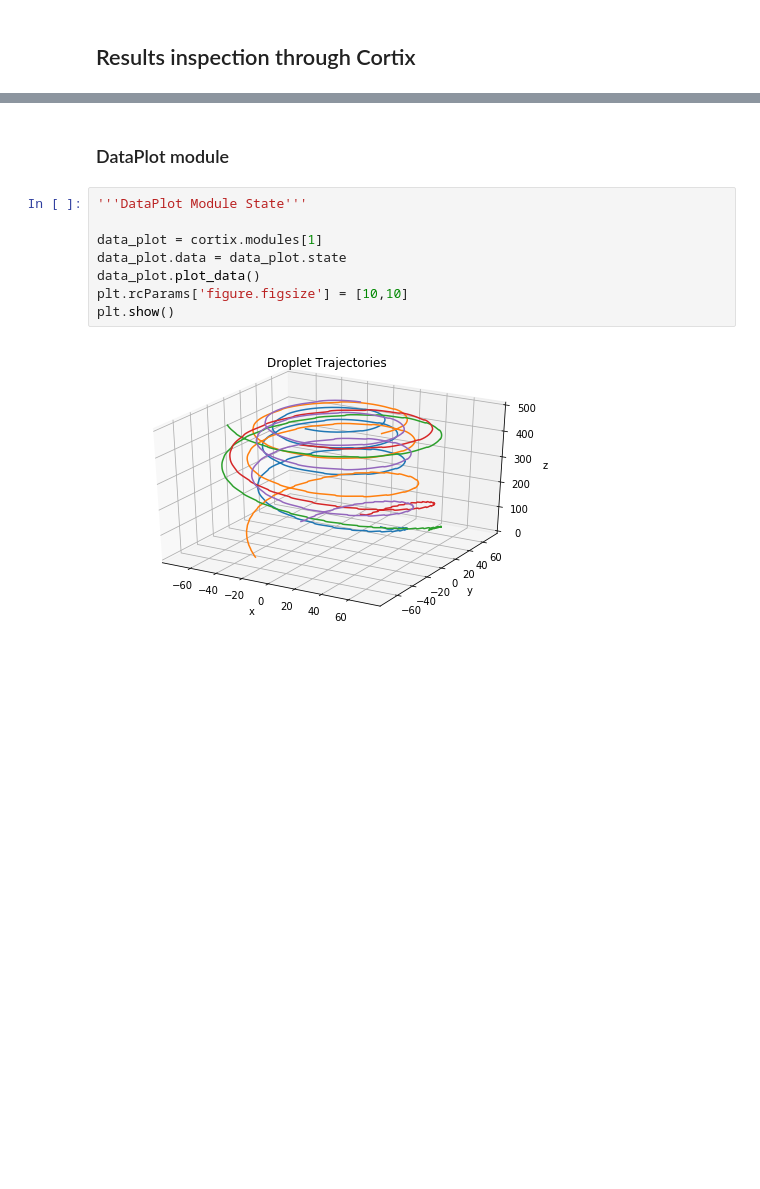
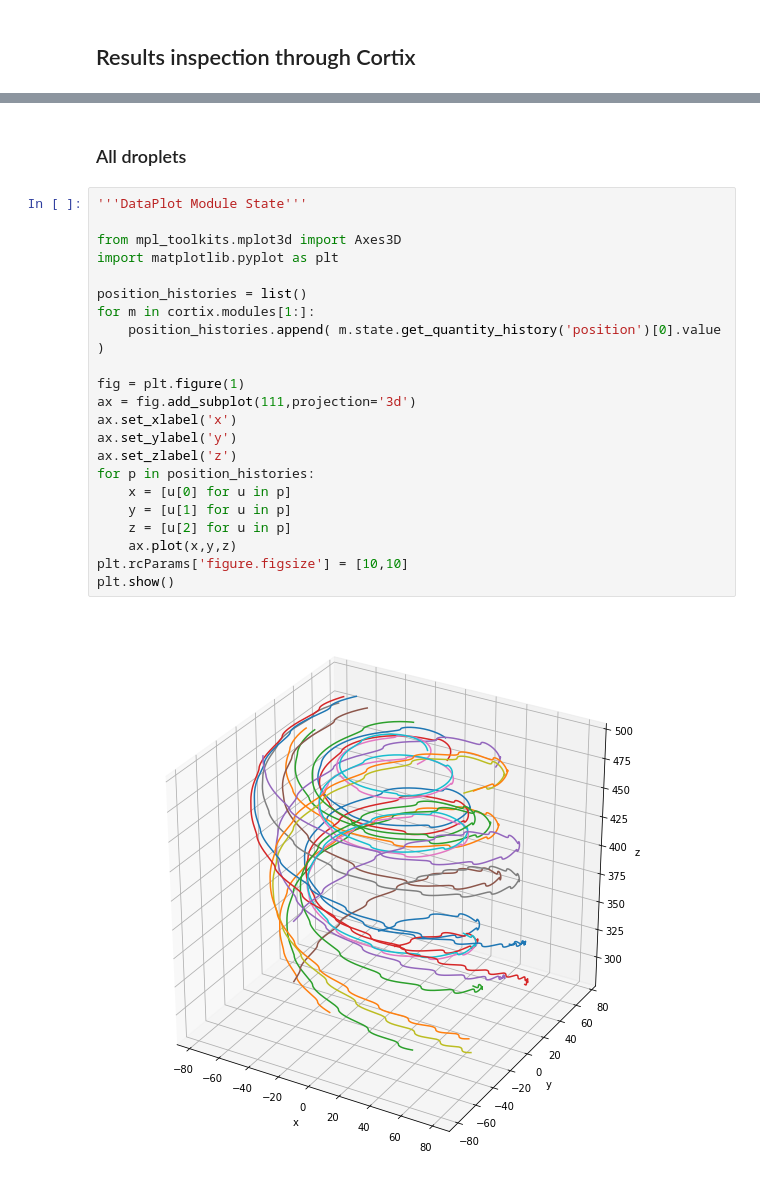
Before and after one commit to dpploy/cortix-nb, a Jupyter notebook: run_droplet.ipynb, the cells around one changed output, grey strips where cells are left out. Cells and saved outputs as stored; diff of their text form; blank space fills up the shorter version.

```diff
--- a/run_droplet.ipynb
+++ b/run_droplet.ipynb
@@ -211,15 +223,29 @@ cortix.modules
  <cortix.examples.droplet.Droplet at 0x...>,
  <cortix.examples.droplet.Droplet at 0x...>]
 # %% [markdown]
-### DataPlot module<a id="dataplot"></a>
+### All droplets<a id="dataplot"></a>
-# %%
-'''DataPlot Module State'''
-
-data_plot = cortix.modules[1]
-data_plot.data = data_plot.state
-data_plot.plot_data()
-plt.rcParams['figure.figsize'] = [10,10]
-plt.show()
-# %% [output]
-[figure, removed]
+# %%
+'''DataPlot Module State'''
+
+from mpl_toolkits.mplot3d import Axes3D
+import matplotlib.pyplot as plt
+
+position_histories = list()
+for m in cortix.modules[1:]:
+    position_histories.append( m.state.get_quantity_history('position')[0].value )
+
+fig = plt.figure(1)
+ax = fig.add_subplot(111,projection='3d')
+ax.set_xlabel('x')
+ax.set_ylabel('y')
+ax.set_zlabel('z')
+for p in position_histories:
+    x = [u[0] for u in p]
+    y = [u[1] for u in p]
+    z = [u[2] for u in p]
+    ax.plot(x,y,z)
+plt.rcParams['figure.figsize'] = [10,10]
+plt.show()
+# %% [output]
+[figure, added]
 # %% [markdown]
```
Also changed, not shown: parts of 14 cells of this notebook, 1 other file.
